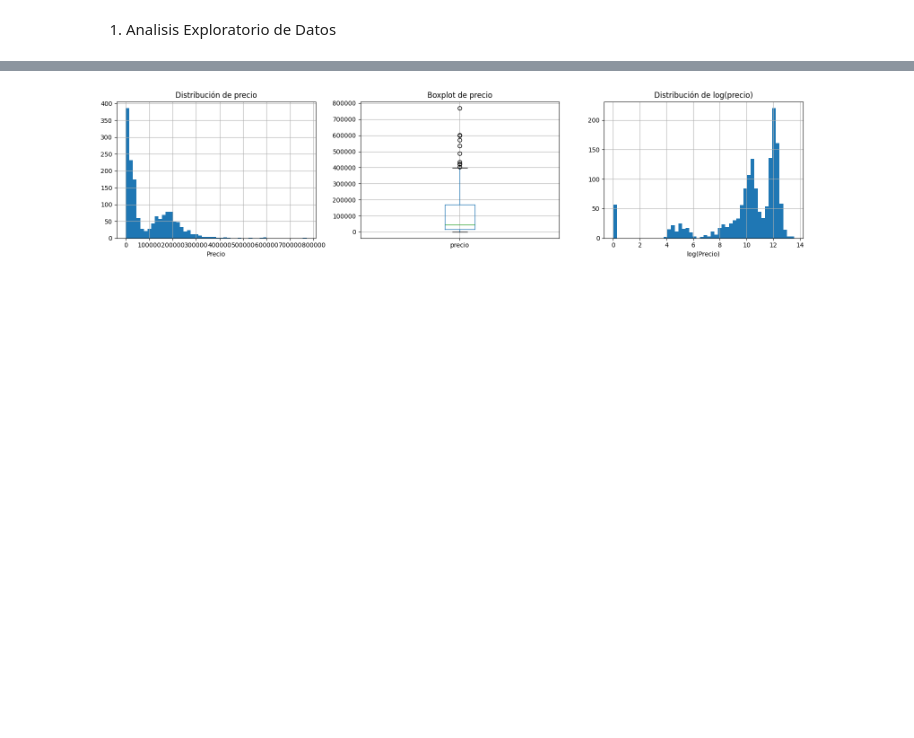
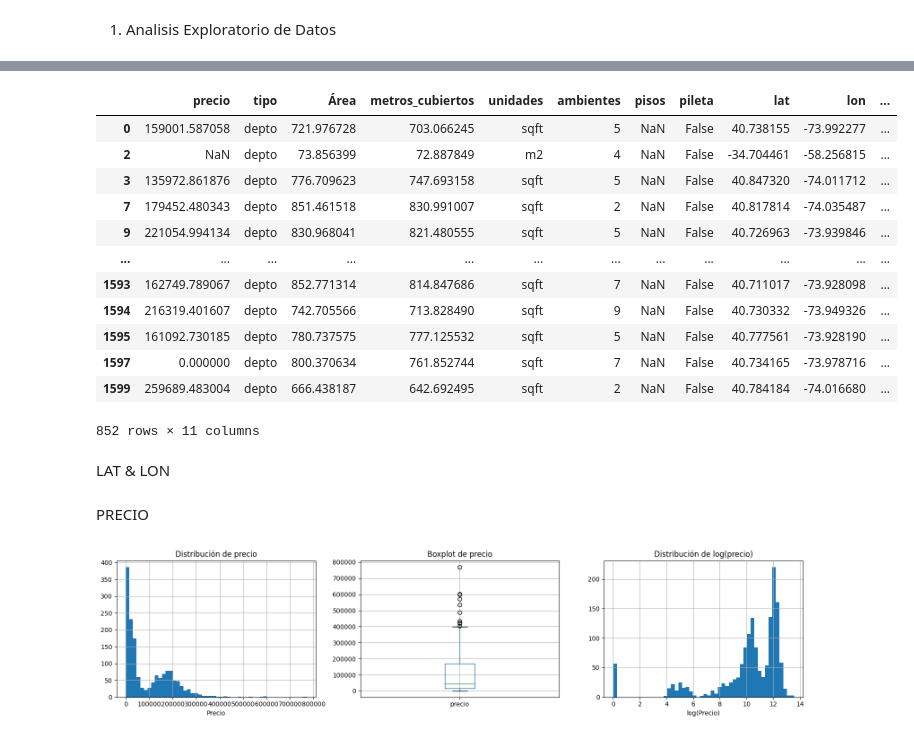
Before and after one commit to biancapaz/ml_tp1, a Jupyter notebook: notebooks/Entrega_TP1.ipynb, the cells around one changed output, grey strips where cells are left out. Drawn from its saved outputs; the diff is of its cells as text; code cells hidden in the pictures; blank space fills up the shorter version.

```diff
--- a/notebooks/Entrega_TP1.ipynb
+++ b/notebooks/Entrega_TP1.ipynb
@@ -140 +143,21 @@ Entendiendo TARGET PRICE
+# %%
+df[df['pisos'].isna()]
+# %% [output]
+|  | precio | tipo | Área | metros_cubiertos | unidades | ambientes | pisos | pileta | lat | lon | ... |
+| 0 | 159001.587058 | depto | 721.976728 | 703.066245 | sqft | 5 | NaN | False | 40.738155 | -73.992277 | ... |
+| 2 | NaN | depto | 73.856399 | 72.887849 | m2 | 4 | NaN | False | -34.704461 | -58.256815 | ... |
+| 3 | 135972.861876 | depto | 776.709623 | 747.693158 | sqft | 5 | NaN | False | 40.847320 | -74.011712 | ... |
+| 7 | 179452.480343 | depto | 851.461518 | 830.991007 | sqft | 2 | NaN | False | 40.817814 | -74.035487 | ... |
+| 9 | 221054.994134 | depto | 830.968041 | 821.480555 | sqft | 5 | NaN | False | 40.726963 | -73.939846 | ... |
+| ... | ... | ... | ... | ... | ... | ... | ... | ... | ... | ... | ... |
+| 1593 | 162749.789067 | depto | 852.771314 | 814.847686 | sqft | 7 | NaN | False | 40.711017 | -73.928098 | ... |
+| 1594 | 216319.401607 | depto | 742.705566 | 713.828490 | sqft | 9 | NaN | False | 40.730332 | -73.949326 | ... |
+| 1595 | 161092.730185 | depto | 780.737575 | 777.125532 | sqft | 5 | NaN | False | 40.777561 | -73.928190 | ... |
+| 1597 | 0.000000 | depto | 800.370634 | 761.852744 | sqft | 7 | NaN | False | 40.734165 | -73.978716 | ... |
+| 1599 | 259689.483004 | depto | 666.438187 | 642.692495 | sqft | 2 | NaN | False | 40.784184 | -74.016680 | ... |
+852 rows × 11 columns
+# %% [markdown]
+LAT & LON
+# %% [markdown]
+PRECIO
 # %%
```
Also changed, not shown: parts of 39 cells of this notebook, 3 other files.
